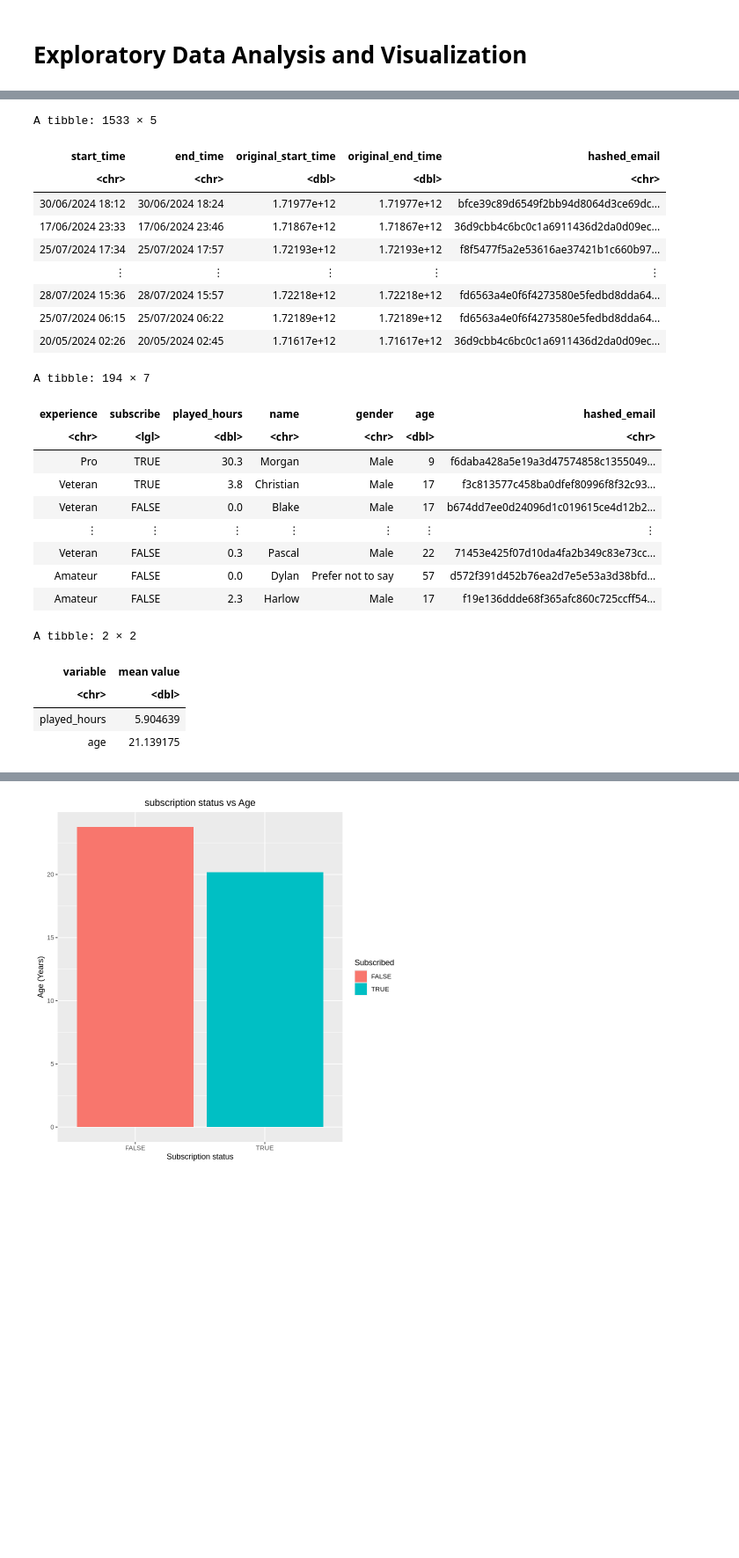
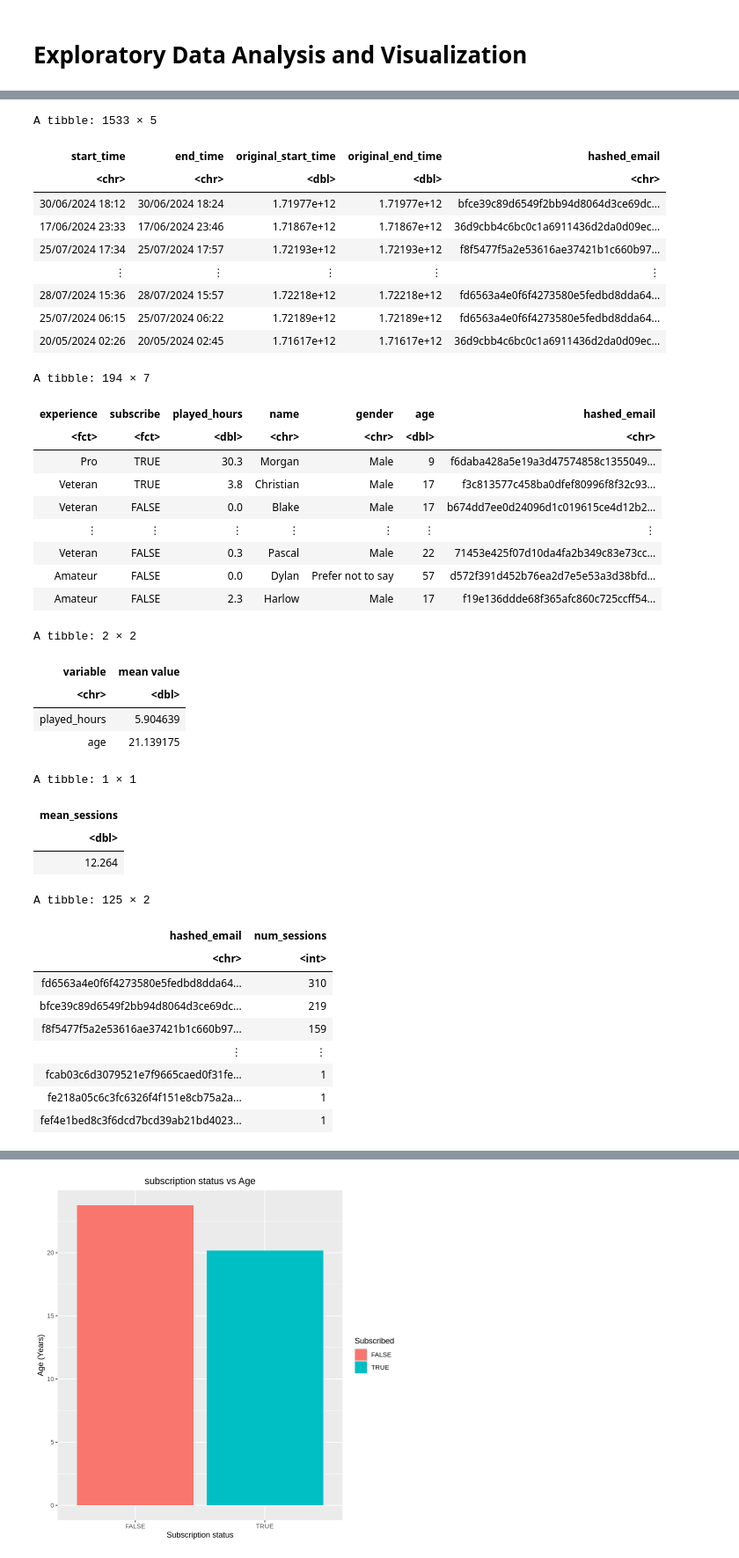
Before and after one commit to CSof-student/DSCI-100-Group-Project, a Jupyter notebook: planning_report.ipynb, the cells around one changed output, grey strips where cells are left out. Shown: that part at 88% size. Saved outputs shown, nothing was run; the diff lists cells and outputs as text; code cells hidden in the pictures; blank space fills up the shorter version.

Commit message:
computed summary statistics for part 1

```diff
--- a/planning_report.ipynb
+++ b/planning_report.ipynb
@@ -118,38 +138,68 @@ A spec_tbl_df: 1535 × 5
 
 sessions_tidy <- sessions_data |>
 na.omit() |>
-mutate(hashed_email = hashedEmail, hashedEmail = NULL)
+mutate(hashed_email = hashedEmail, hashedEmail = NULL,)
 
 sessions_tidy
 
 players_tidy <- players_data |>
 na.omit() |>
-mutate(age = Age, Age = NULL, hashed_email = hashedEmail, hashedEmail = NULL)
+mutate(age = Age, Age = NULL,
+       hashed_email = hashedEmail, hashedEmail = NULL,
+       subscribe = as_factor(subscribe),
+       experience = as_factor(experience)
+      )
 
 players_tidy
 
 #computing summary statistics for players data and formatting for readbility
 players_summary <-players_tidy |>
     summarize(
         played_hours = mean(played_hours),
         age = mean(age),
     ) |>
     pivot_longer(1:2, names_to = "variable", values_to = "mean value")
 players_summary
+
+#computing number of players from each gender (for summary stats)
+players_summary <- players_tidy |>
+    group_by(gender) |>
+    summarize(n())
+
+#computing the number of players in each skill level (for summary stats)
+players_summary <- players_tidy |>
+    group_by(experience) |>
+    summarize(n())
+
+#computer summary statistics for sessions data:
+
+#finding average number of sessions per player:
+sessions_summary <- sessions_tidy |>
+    group_by(hashed_email) |>
+    summarize(num_sessions = n()) |>
+    ungroup() |>
+    summarize(mean_sessions = mean(num_sessions))
+
+sessions_summary
+#finding max sessions by one player
+sessions_summary <- sessions_tidy |>
+    group_by(hashed_email) |>
+    summarize(num_sessions=n()) |>
+    arrange(desc(num_sessions))
 # %% [output]
 A tibble: 1533 × 5
 | start_time | end_time | original_start_time | original_end_time | hashed_email |
 | <chr> | <chr> | <dbl> | <dbl> | <chr> |
 | 30/06/2024 18:12 | 30/06/2024 18:24 | 1.71977e+12 | 1.71977e+12 | bfce39c89d6549f2bb94d8064d3ce69dc... |
 | 17/06/2024 23:33 | 17/06/2024 23:46 | 1.71867e+12 | 1.71867e+12 | 36d9cbb4c6bc0c1a6911436d2da0d09ec... |
 | 25/07/2024 17:34 | 25/07/2024 17:57 | 1.72193e+12 | 1.72193e+12 | f8f5477f5a2e53616ae37421b1c660b97... |
 | ⋮ | ⋮ | ⋮ | ⋮ | ⋮ |
 | 28/07/2024 15:36 | 28/07/2024 15:57 | 1.72218e+12 | 1.72218e+12 | fd6563a4e0f6f4273580e5fedbd8dda64... |
 | 25/07/2024 06:15 | 25/07/2024 06:22 | 1.72189e+12 | 1.72189e+12 | fd6563a4e0f6f4273580e5fedbd8dda64... |
 | 20/05/2024 02:26 | 20/05/2024 02:45 | 1.71617e+12 | 1.71617e+12 | 36d9cbb4c6bc0c1a6911436d2da0d09ec... |
 A tibble: 194 × 7
 | experience | subscribe | played_hours | name | gender | age | hashed_email |
-| <chr> | <lgl> | <dbl> | <chr> | <chr> | <dbl> | <chr> |
+| <fct> | <fct> | <dbl> | <chr> | <chr> | <dbl> | <chr> |
 | Pro | TRUE | 30.3 | Morgan | Male | 9 | f6daba428a5e19a3d47574858c1355049... |
 | Veteran | TRUE | 3.8 | Christian | Male | 17 | f3c813577c458ba0dfef80996f8f32c93... |
 | Veteran | FALSE | 0.0 | Blake | Male | 17 | b674dd7ee0d24096d1c019615ce4d12b2... |
@@ -162,3 +212,17 @@ A tibble: 2 × 2
 | <chr> | <dbl> |
 | played_hours | 5.904639 |
 | age | 21.139175 |
+A tibble: 1 × 1
+| mean_sessions |
+| <dbl> |
+| 12.264 |
+A tibble: 125 × 2
+| hashed_email | num_sessions |
+| <chr> | <int> |
+| fd6563a4e0f6f4273580e5fedbd8dda64... | 310 |
+| bfce39c89d6549f2bb94d8064d3ce69dc... | 219 |
+| f8f5477f5a2e53616ae37421b1c660b97... | 159 |
+| ⋮ | ⋮ |
+| fcab03c6d3079521e7f9665caed0f31fe... | 1 |
+| fe218a05c6c3fc6326f4f151e8cb75a2a... | 1 |
+| fef4e1bed8c3f6dcd7bcd39ab21bd4023... | 1 |
```
Also changed, not shown: parts of 8 cells of this notebook.
